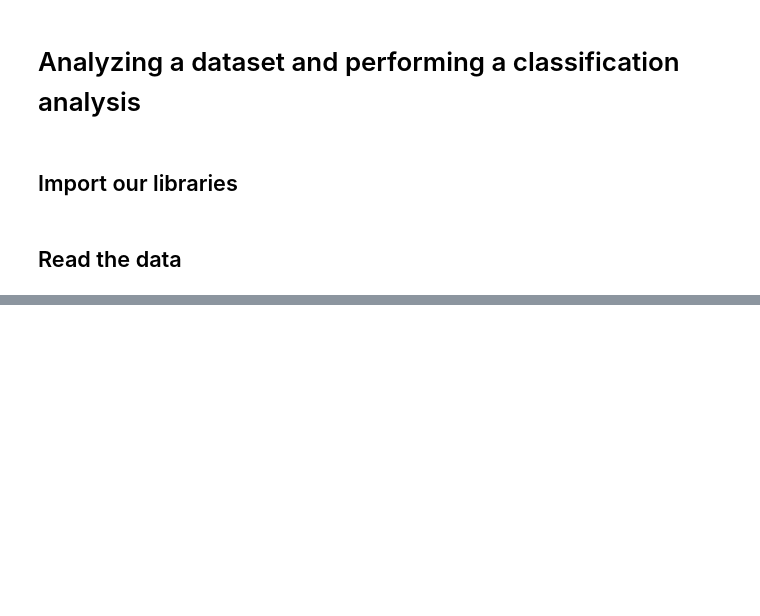
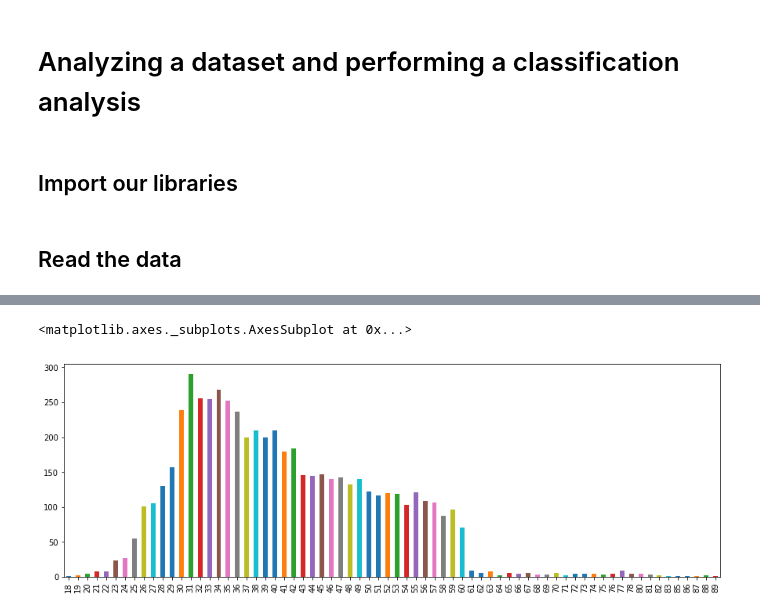
Before and after one commit to Edwardp17/Kaggle, a Jupyter notebook: marketing_bank/marketing_bank.ipynb, the cells around one changed output, grey strips where cells are left out. Cells and saved outputs as stored; diff of their text form; code cells hidden in the pictures; blank space fills up the shorter version.

```diff
--- a/marketing_bank/marketing_bank.ipynb
+++ b/marketing_bank/marketing_bank.ipynb
@@ -59,0 +155,4 @@ Deposit - this is the dependent variable that we are going to want to build a pr
+# %%
+age_fail = df['age'][df['deposit'] == 0].value_counts()
+age_fail.sort_index(inplace = True)
+age_fail.head(n=10)
@@ -59,0 +171,5 @@ Deposit - this is the dependent variable that we are going to want to build a pr
+# %%
+age_fail.plot(kind='bar', figsize = (15, 5))
+# %% [output]
+<matplotlib.axes._subplots.AxesSubplot at 0x...>
+[figure, added]
```
Also changed, not shown: parts of 15 cells of this notebook.
